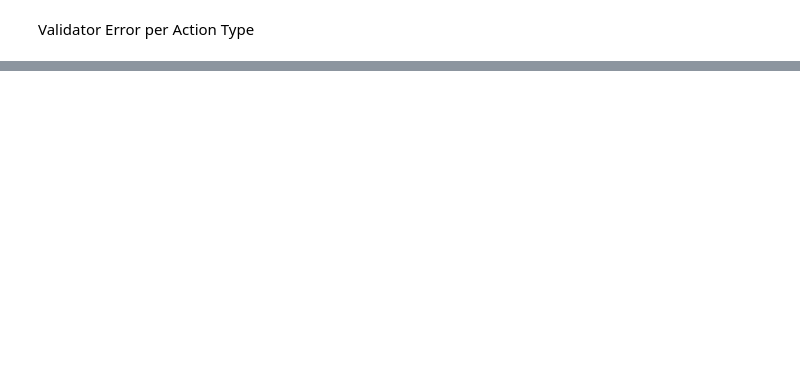
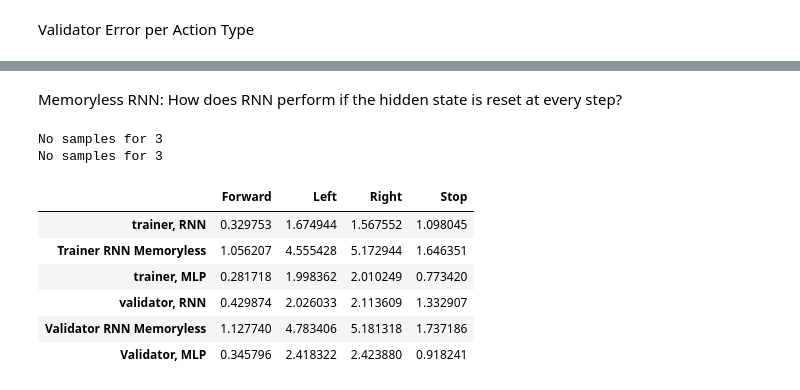
Before and after one commit to sebilee/predictive-learning-spatial-representations, a Jupyter notebook: Experiments/experiment_MultiTrajRNN_Restructured.ipynb, the cells around one changed output, grey strips where cells are left out. Saved outputs shown, nothing was run; the diff lists cells and outputs as text; code cells hidden in the pictures; blank space fills up the shorter version.

```diff
--- a/Experiments/experiment_MultiTrajRNN_Restructured.ipynb
+++ b/Experiments/experiment_MultiTrajRNN_Restructured.ipynb
@@ -192,0 +197,35 @@ results
+# %% [markdown]
+Memoryless RNN: How does RNN perform if the hidden state is reset at every step?
+# %%
+memoryless_results_array = []
+trainer_RNN_memoryless_per_action_loss = model_training_evaluator.evaluator_per_action_memoryless(model_RNN, trainer_inputs_stack, trainer_target_stack)
+validator_RNN_memoryless_per_action_loss = model_training_evaluator.evaluator_per_action_memoryless(model_RNN, validator_inputs_stack, validator_target_stack)
+
+
+trainer_RNN_turn_heavy_memoryless_per_action_loss = model_training_evaluator.evaluator_per_action_memoryless(model_RNN, trainer_inputs_stack_turn_heavy, trainer_target_stack_turn_heavy)
+validator_RNN_turn_heavy_memoryless_per_action_loss = model_training_evaluator.evaluator_per_action_memoryless(model_RNN, validator_inputs_stack_turn_heavy, validator_target_stack_turn_heavy)
+
+memoryless_results_array.append(trainer_RNN_action_losses)
+memoryless_results_array.append(trainer_RNN_memoryless_per_action_loss)
+memoryless_results_array.append(trainer_MLP_action_losses)
+memoryless_results_array.append(validator_RNN_action_losses)
+memoryless_results_array.append(validator_RNN_memoryless_per_action_loss)
+memoryless_results_array.append(validator_MLP_action_losses)
+
+results = pd.DataFrame(
+    memoryless_results_array,
+    index = ["trainer, RNN", "Trainer RNN Memoryless", "trainer, MLP", "validator, RNN", "Validator RNN Memoryless", "Validator, MLP"],
+    columns = ["Forward", "Left", "Right", "Stop"]
+)
+
+results
+# %% [output]
+No samples for 3
+No samples for 3
+|  | Forward | Left | Right | Stop |
+| trainer, RNN | 0.329753 | 1.674944 | 1.567552 | 1.098045 |
+| Trainer RNN Memoryless | 1.056207 | 4.555428 | 5.172944 | 1.646351 |
+| trainer, MLP | 0.281718 | 1.998362 | 2.010249 | 0.773420 |
+| validator, RNN | 0.429874 | 2.026033 | 2.113609 | 1.332907 |
+| Validator RNN Memoryless | 1.127740 | 4.783406 | 5.181318 | 1.737186 |
+| Validator, MLP | 0.345796 | 2.418322 | 2.423880 | 0.918241 |
```
Also changed, not shown: parts of 7 cells of this notebook, 5 other files.
